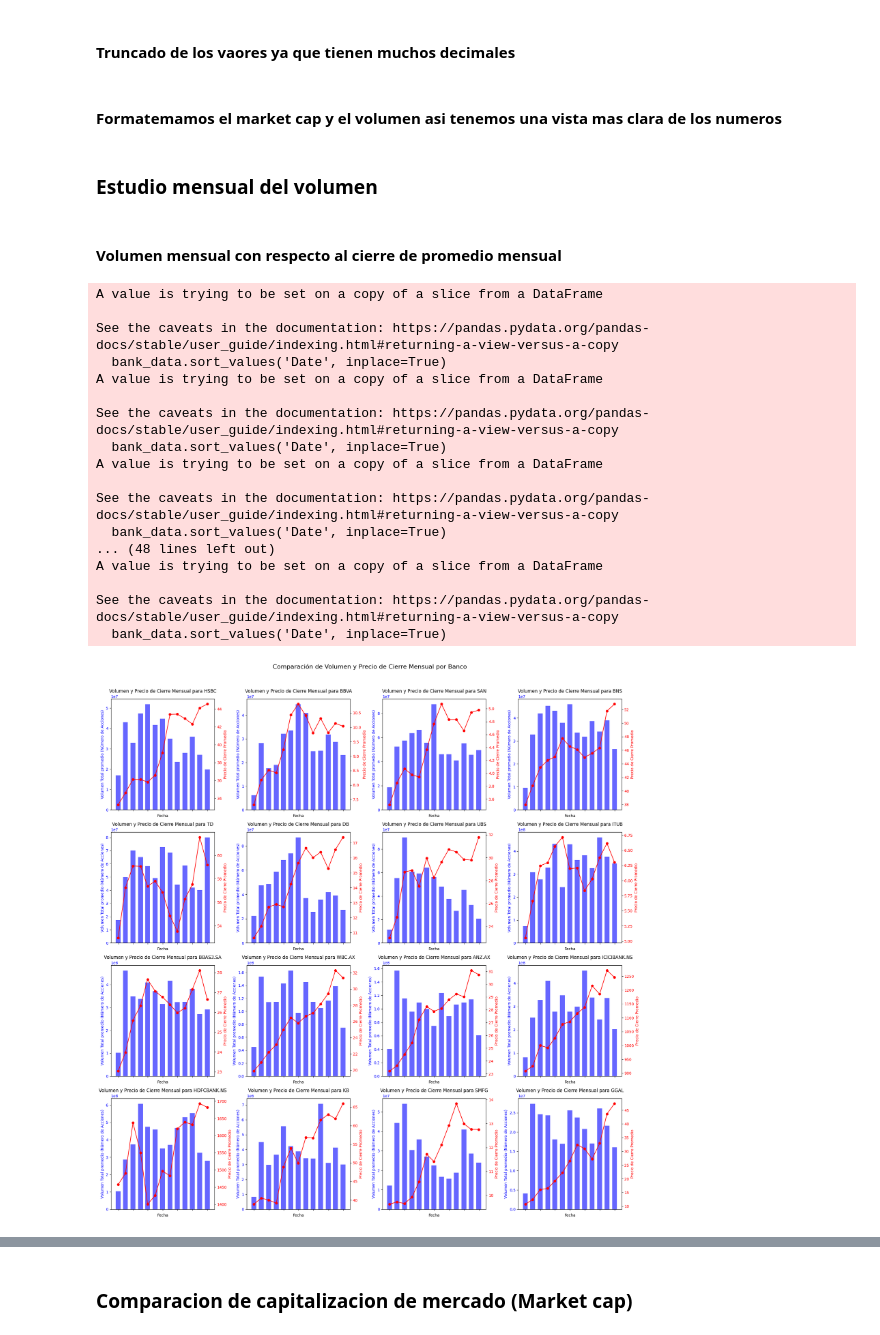
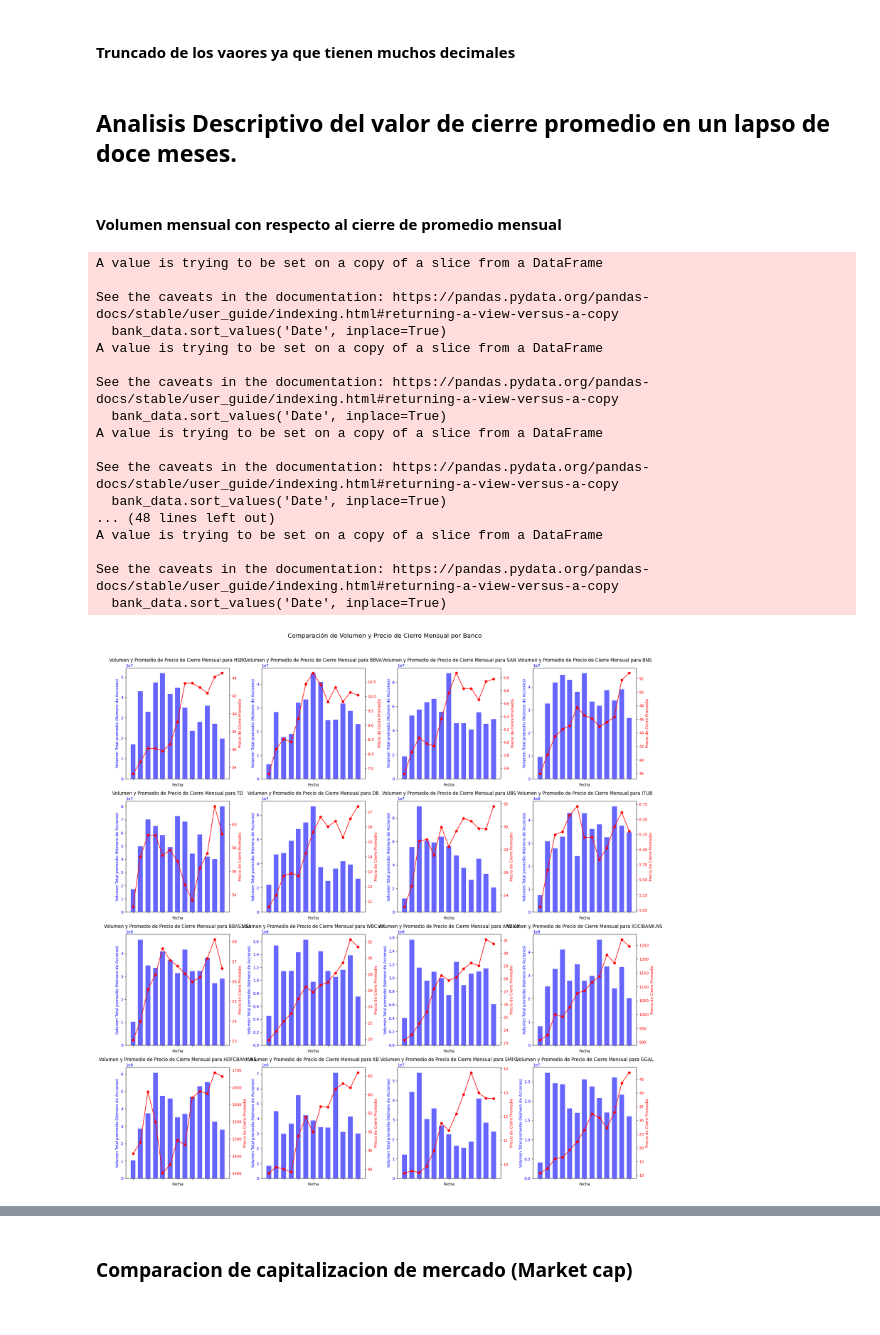
Before and after one commit to Roberto-Orazi/tp1-fcd, a Jupyter notebook: analisis.ipynb, the cells around one changed output, grey strips where cells are left out. Saved outputs shown, nothing was run; the diff lists cells and outputs as text; code cells hidden in the pictures.

```diff
--- a/analisis.ipynb
+++ b/analisis.ipynb
@@ -168,10 +169,8 @@ GGAL - Country: ['Argentina']
 #### Truncado de los vaores ya que tienen muchos decimales
 # %%
 df = df.round(2)
-# %% [markdown]
-#### Formatemamos el market cap y el volumen asi tenemos una vista mas clara de los numeros
-# %% [markdown]
-### Estudio mensual del volumen
+# %% [markdown]
+## Analisis Descriptivo del valor de cierre promedio en un lapso de doce meses.
 # %% [markdown]
 #### Volumen mensual con respecto al cierre de promedio mensual
 # %%
@@ -218,7 +217,7 @@ for i, ticker in enumerate(tickers):
     ax.set_xlabel('Fecha')
     ax.set_ylabel('Volumen Total promedio (Número de Acciones)', color='b')
     ax.tick_params(axis='y', labelcolor='b')
-    ax.set_title(f'Volumen y Precio de Cierre Mensual para {ticker}')
+    ax.set_title(f'Volumen y Promedio de Precio de Cierre Mensual para {ticker}')
 
     # Formatear las etiquetas del eje x para mostrar solo mes y año
     ax.xaxis.set_major_formatter(dates.DateFormatter('%Y-%m'))
@@ -233,32 +232,32 @@ for i, ticker in enumerate(tickers):
 
     # Sincronizar los límites y ticks del eje x entre ambos ejes
     ax2.set_xlim(ax.get_xlim())
     ax2.set_xticks(ax.get_xticks())
     ax2.set_xticklabels([])  # Opcional: ocultar etiquetas duplicadas en ax2
 
-# Eliminar subplots vacíos si los hay
+# Eliminar subplots vacíos si es que los hay
 for idx in range(num_tickers, nrows * ncols):
     fig.delaxes(axs[idx])
 
 plt.suptitle('Comparación de Volumen y Precio de Cierre Mensual por Banco', fontsize=16, y=1.02)
 plt.tight_layout()
 plt.show()
 # %% [output]
 A value is trying to be set on a copy of a slice from a DataFrame
 
 See the caveats in the documentation: https://pandas.pydata.org/pandas-docs/stable/user_guide/indexing.html#returning-a-view-versus-a-copy
   bank_data.sort_values('Date', inplace=True)
 A value is trying to be set on a copy of a slice from a DataFrame
 
 See the caveats in the documentation: https://pandas.pydata.org/pandas-docs/stable/user_guide/indexing.html#returning-a-view-versus-a-copy
   bank_data.sort_values('Date', inplace=True)
 A value is trying to be set on a copy of a slice from a DataFrame
 
 See the caveats in the documentation: https://pandas.pydata.org/pandas-docs/stable/user_guide/indexing.html#returning-a-view-versus-a-copy
   bank_data.sort_values('Date', inplace=True)
 ... (48 lines left out)
 A value is trying to be set on a copy of a slice from a DataFrame
 
 See the caveats in the documentation: https://pandas.pydata.org/pandas-docs/stable/user_guide/indexing.html#returning-a-view-versus-a-copy
   bank_data.sort_values('Date', inplace=True)
-[figure, old version]
+[figure, new version]
```
Also changed, not shown: parts of 16 cells of this notebook, 1 other file.
